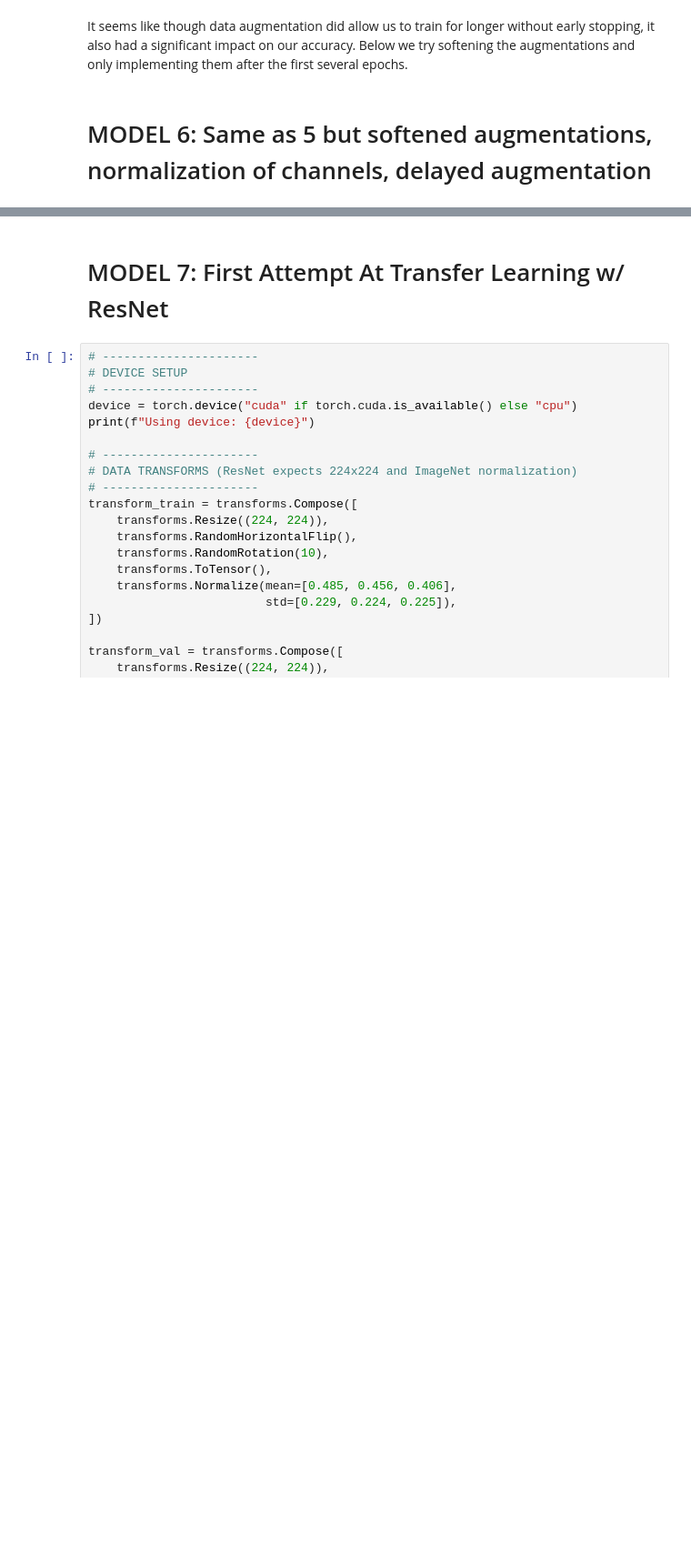
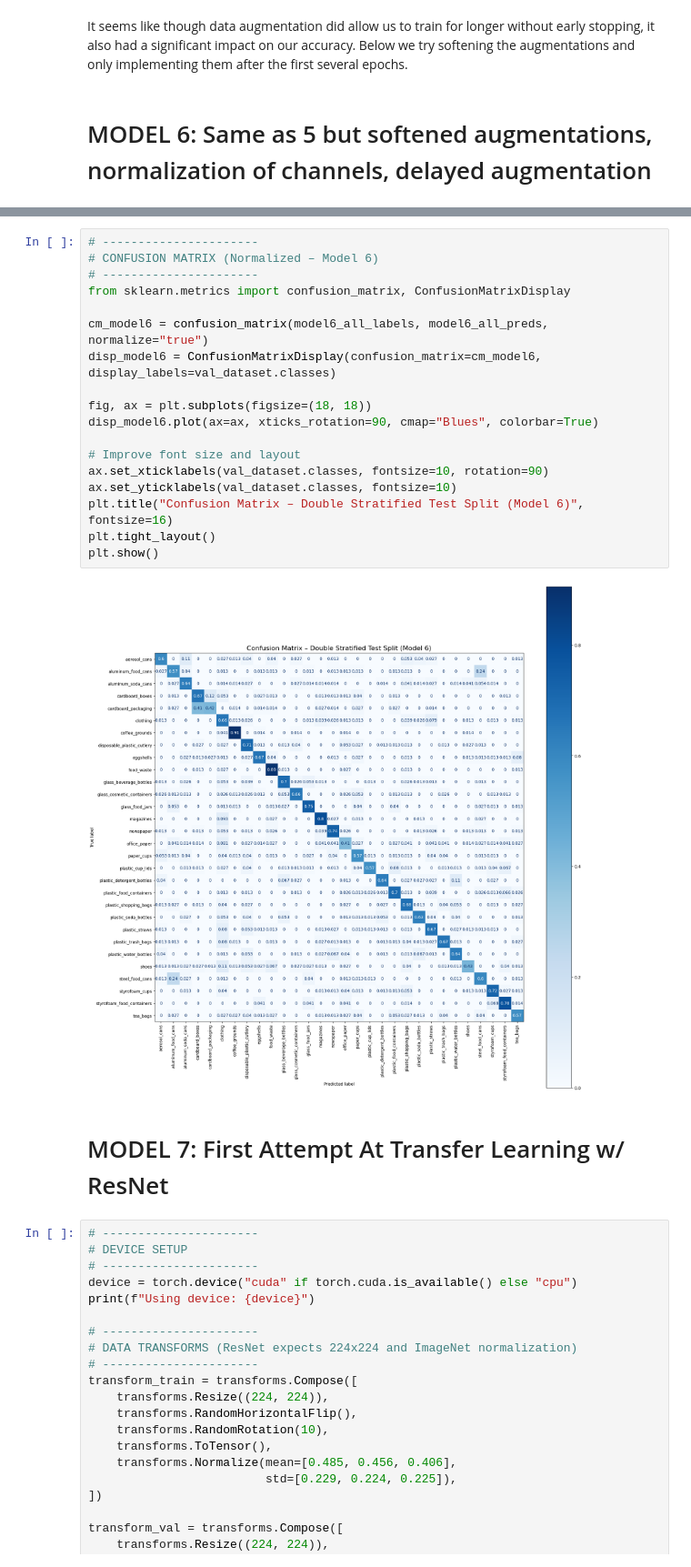
Before and after one commit to skozub25/Waste-Classification, a Jupyter notebook: wasteclassification.ipynb, the cells around one changed output, grey strips where cells are left out. Shown at 91% size. Cells and saved outputs as stored; diff of their text form; blank space fills up the shorter version.

```diff
--- a/wasteclassification.ipynb
+++ b/wasteclassification.ipynb
@@ -1793,3 +1796,23 @@ Real-World Photos   — Accuracy: 61.63% (694/1126)
+# %%
+# ----------------------
+# CONFUSION MATRIX (Normalized – Model 6)
+# ----------------------
+from sklearn.metrics import confusion_matrix, ConfusionMatrixDisplay
+
+cm_model6 = confusion_matrix(model6_all_labels, model6_all_preds, normalize="true")
+disp_model6 = ConfusionMatrixDisplay(confusion_matrix=cm_model6, display_labels=val_dataset.classes)
+
+fig, ax = plt.subplots(figsize=(18, 18))
+disp_model6.plot(ax=ax, xticks_rotation=90, cmap="Blues", colorbar=True)
+
+# Improve font size and layout
+ax.set_xticklabels(val_dataset.classes, fontsize=10, rotation=90)
+ax.set_yticklabels(val_dataset.classes, fontsize=10)
+plt.title("Confusion Matrix – Double Stratified Test Split (Model 6)", fontsize=16)
+plt.tight_layout()
+plt.show()
+# %% [output]
+[figure, added]
 # %% [markdown]
 # MODEL 7: First Attempt At Transfer Learning w/ ResNet
 # %%
```
Also changed, not shown: parts of 3 cells of this notebook.
